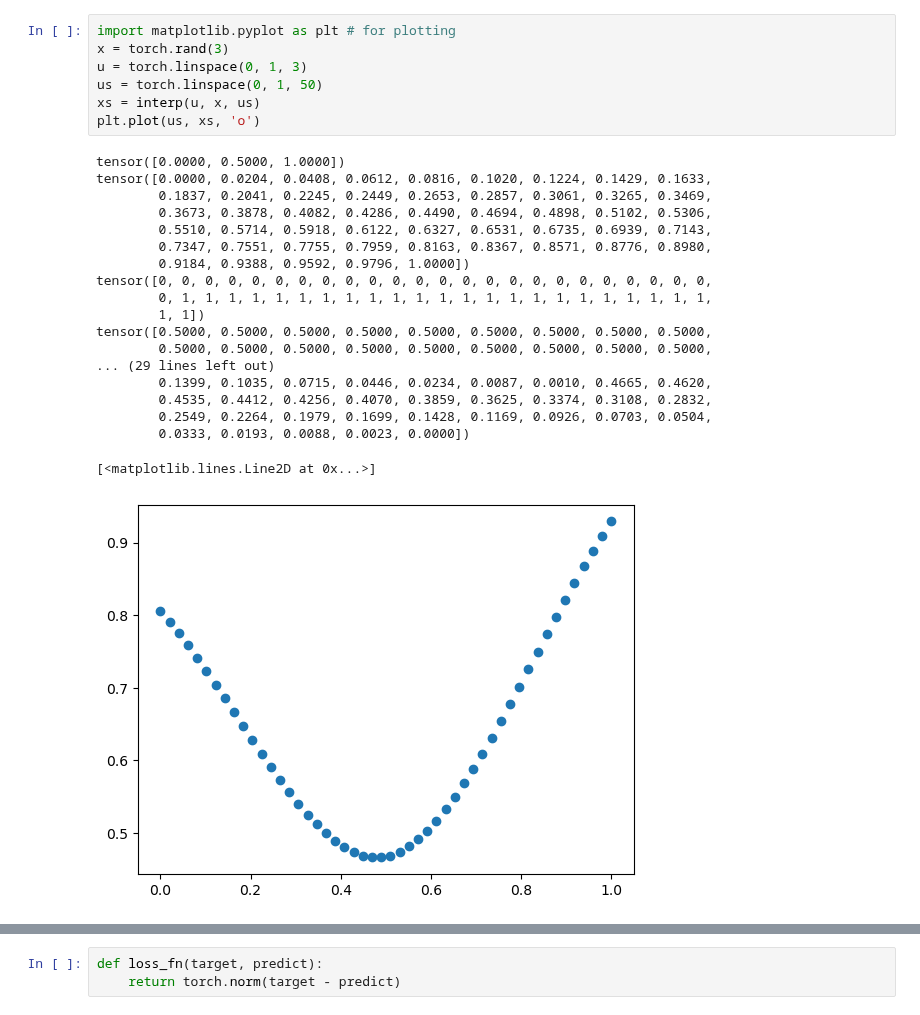
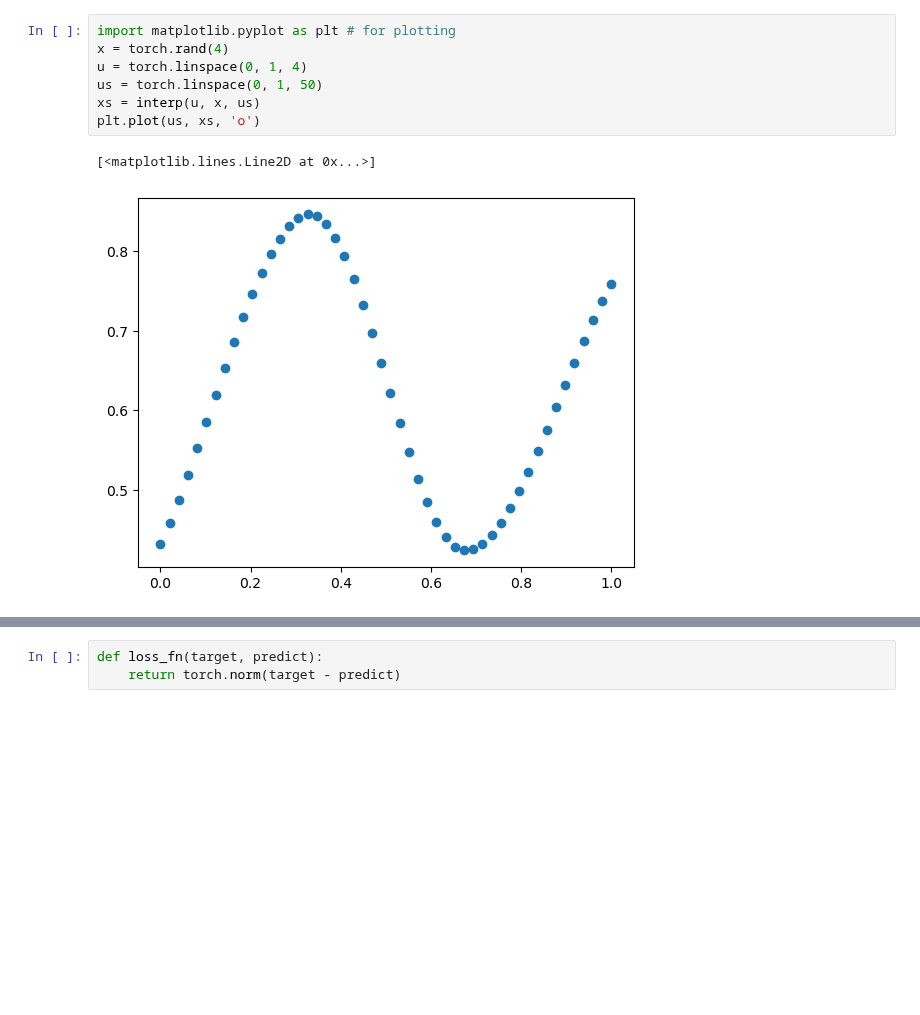
Before and after one commit to ZYCRC/Simulation-learing, a Jupyter notebook: PBD_peel/constant_cubic_spline_test.ipynb, the cells around one changed output, grey strips where cells are left out. Drawn from its saved outputs; the diff is of its cells as text; blank space fills up the shorter version.

```diff
--- a/PBD_peel/constant_cubic_spline_test.ipynb
+++ b/PBD_peel/constant_cubic_spline_test.ipynb
@@ -44,29 +37,12 @@ def interp(x, y, xs):
   return interp_func(x,y)(xs)
 # %%
 import matplotlib.pyplot as plt # for plotting
-x = torch.rand(3)
-u = torch.linspace(0, 1, 3)
+x = torch.rand(4)
+u = torch.linspace(0, 1, 4)
 us = torch.linspace(0, 1, 50)
 xs = interp(u, x, us)
 plt.plot(us, xs, 'o')
 # %% [output]
-tensor([0.0000, 0.5000, 1.0000])
-tensor([0.0000, 0.0204, 0.0408, 0.0612, 0.0816, 0.1020, 0.1224, 0.1429, 0.1633,
-        0.1837, 0.2041, 0.2245, 0.2449, 0.2653, 0.2857, 0.3061, 0.3265, 0.3469,
-        0.3673, 0.3878, 0.4082, 0.4286, 0.4490, 0.4694, 0.4898, 0.5102, 0.5306,
-        0.5510, 0.5714, 0.5918, 0.6122, 0.6327, 0.6531, 0.6735, 0.6939, 0.7143,
-        0.7347, 0.7551, 0.7755, 0.7959, 0.8163, 0.8367, 0.8571, 0.8776, 0.8980,
-        0.9184, 0.9388, 0.9592, 0.9796, 1.0000])
-tensor([0, 0, 0, 0, 0, 0, 0, 0, 0, 0, 0, 0, 0, 0, 0, 0, 0, 0, 0, 0, 0, 0, 0, 0,
-        0, 1, 1, 1, 1, 1, 1, 1, 1, 1, 1, 1, 1, 1, 1, 1, 1, 1, 1, 1, 1, 1, 1, 1,
-        1, 1])
-tensor([0.5000, 0.5000, 0.5000, 0.5000, 0.5000, 0.5000, 0.5000, 0.5000, 0.5000,
-        0.5000, 0.5000, 0.5000, 0.5000, 0.5000, 0.5000, 0.5000, 0.5000, 0.5000,
-... (29 lines left out)
-        0.1399, 0.1035, 0.0715, 0.0446, 0.0234, 0.0087, 0.0010, 0.4665, 0.4620,
-        0.4535, 0.4412, 0.4256, 0.4070, 0.3859, 0.3625, 0.3374, 0.3108, 0.2832,
-        0.2549, 0.2264, 0.1979, 0.1699, 0.1428, 0.1169, 0.0926, 0.0703, 0.0504,
-        0.0333, 0.0193, 0.0088, 0.0023, 0.0000])
+[<matplotlib.lines.Line2D at 0x...>]
-[<matplotlib.lines.Line2D at 0x...>]
-[figure, old version]
+[figure, new version]
 # %%
```
Also changed, not shown: parts of 19 cells of this notebook, 3 other files.
